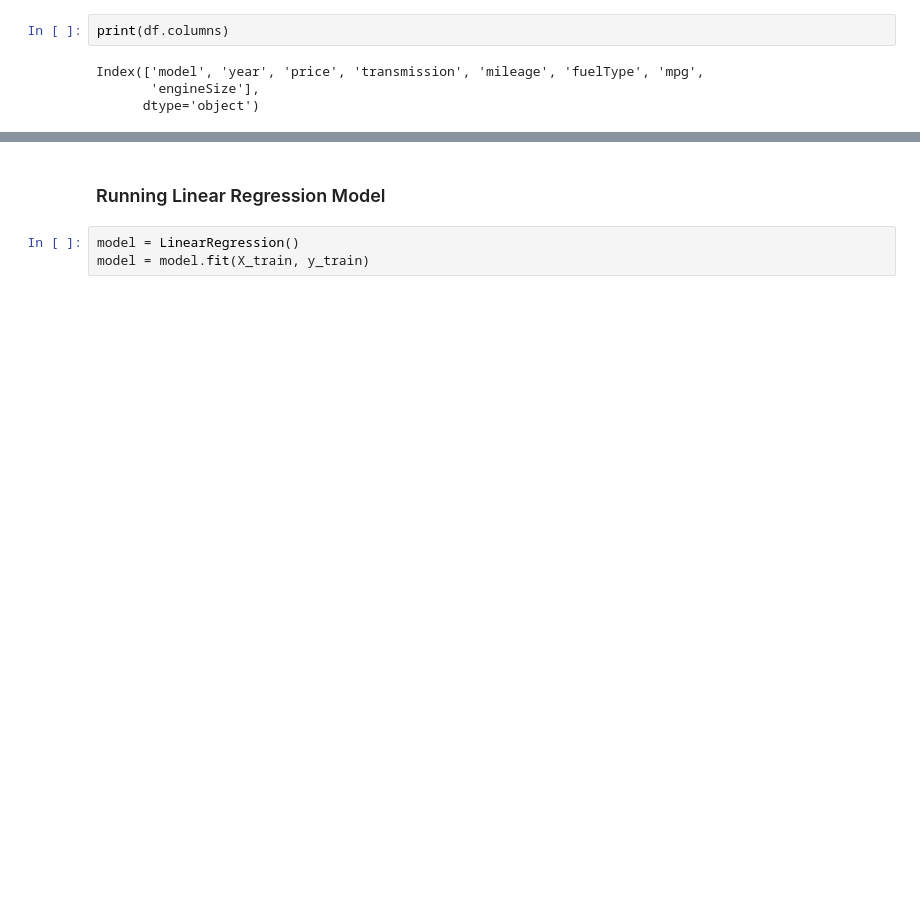
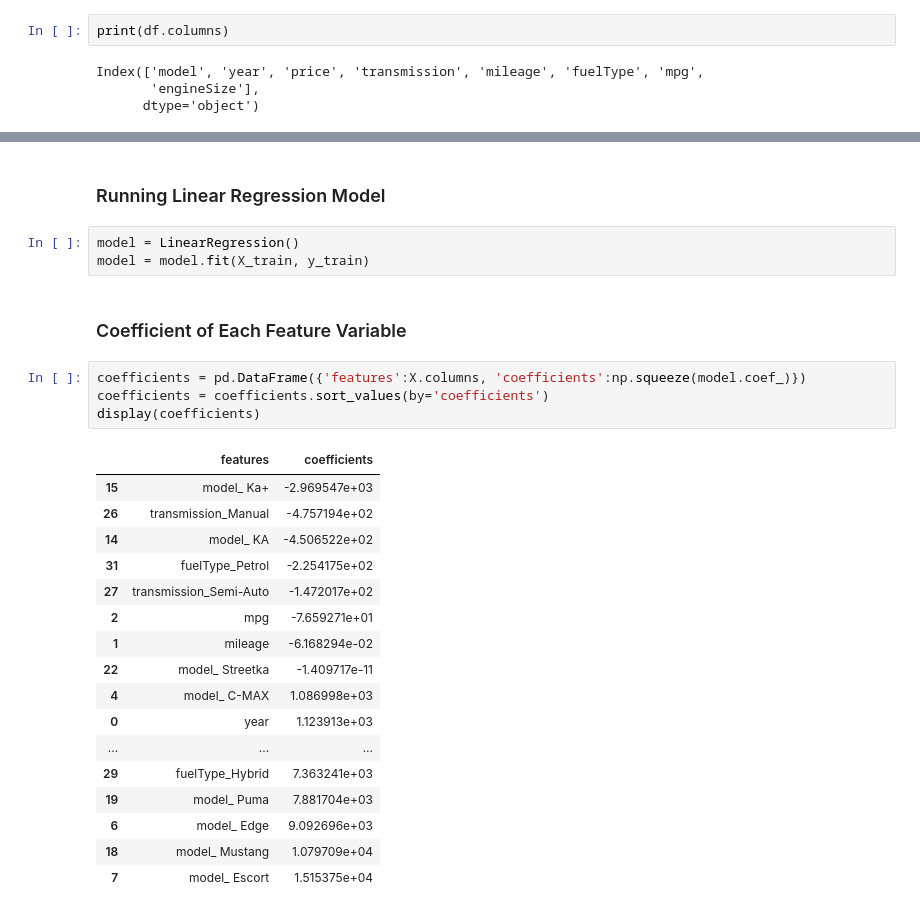
Before and after one commit to nuzhat-masud/ford_used_cars_analysis, a Jupyter notebook: Ford_used_cars_ML.ipynb, the cells around one changed output, grey strips where cells are left out. Cells and saved outputs as stored; diff of their text form; blank space fills up the shorter version.

```diff
--- a/Ford_used_cars_ML.ipynb
+++ b/Ford_used_cars_ML.ipynb
@@ -145,5 +184,29 @@ print(X_train.shape, X_test.shape, y_train.shape, y_test.shape)
-# %% [markdown]
-### Running Linear Regression Model
+# %% [markdown]
+### Running Linear Regression Model
 # %%
 model = LinearRegression()
 model = model.fit(X_train, y_train)
+# %% [markdown]
+### Coefficient of Each Feature Variable
+# %%
+coefficients = pd.DataFrame({'features':X.columns, 'coefficients':np.squeeze(model.coef_)})
+coefficients = coefficients.sort_values(by='coefficients')
+display(coefficients)
+# %% [output]
+|  | features | coefficients |
+| 15 | model_ Ka+ | -2.969547e+03 |
+| 26 | transmission_Manual | -4.757194e+02 |
+| 14 | model_ KA | -4.506522e+02 |
+| 31 | fuelType_Petrol | -2.254175e+02 |
+| 27 | transmission_Semi-Auto | -1.472017e+02 |
+| 2 | mpg | -7.659271e+01 |
+| 1 | mileage | -6.168294e-02 |
+| 22 | model_ Streetka | -1.409717e-11 |
+| 4 | model_ C-MAX | 1.086998e+03 |
+| 0 | year | 1.123913e+03 |
+| ... | ... | ... |
+| 29 | fuelType_Hybrid | 7.363241e+03 |
+| 19 | model_ Puma | 7.881704e+03 |
+| 6 | model_ Edge | 9.092696e+03 |
+| 18 | model_ Mustang | 1.079709e+04 |
+| 7 | model_ Escort | 1.515375e+04 |
```
Also changed, not shown: parts of 32 cells of this notebook.
